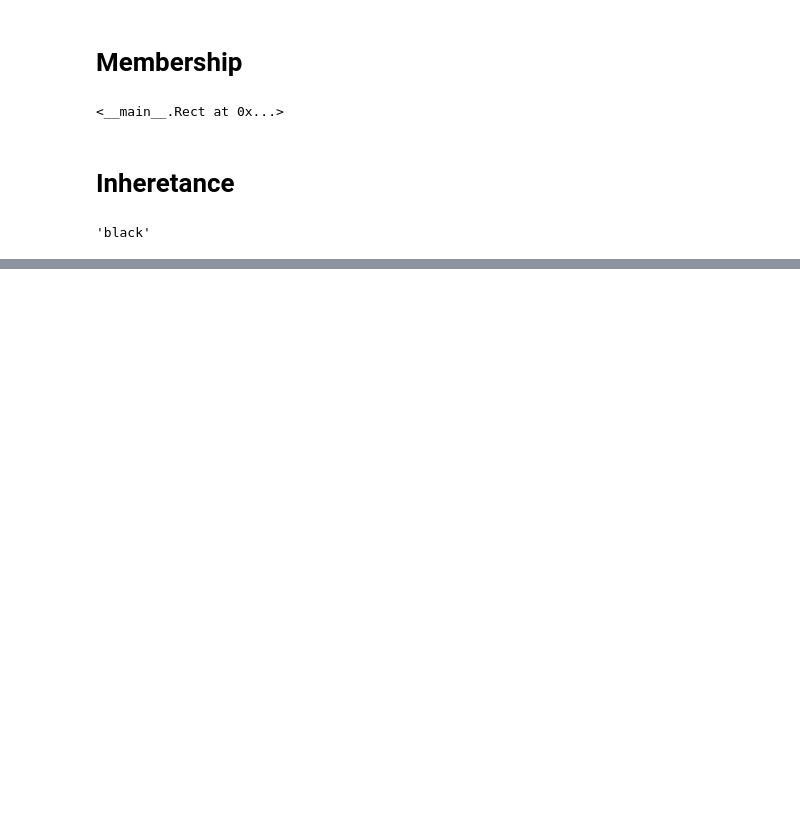
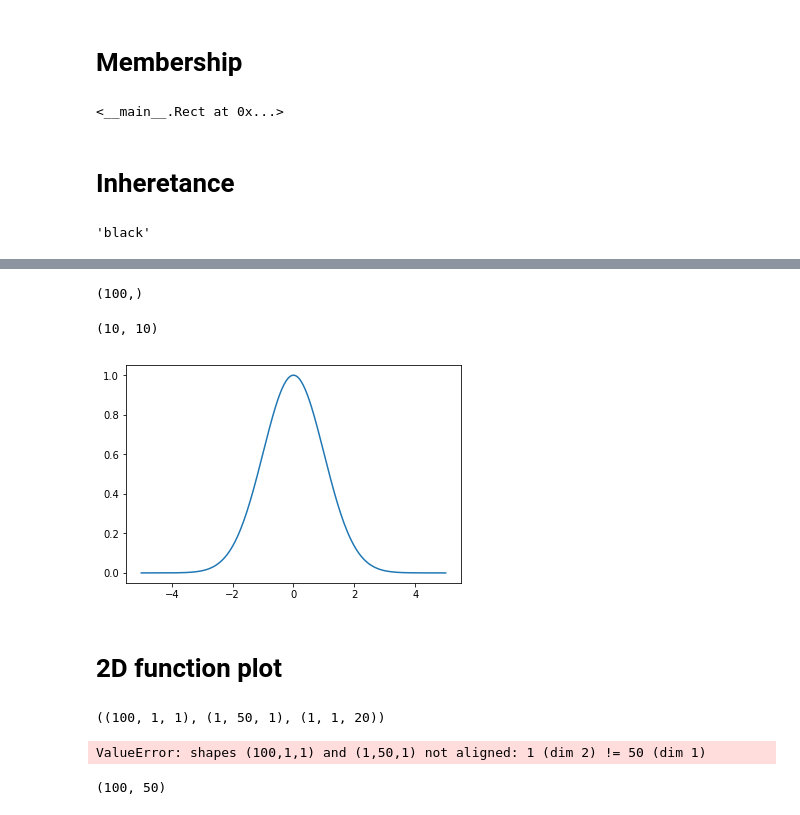
Before and after one commit to dibondar/QuantumClassicalDynamics, a Jupyter notebook: Introduction to Python.ipynb, the cells around one changed output, grey strips where cells are left out. Drawn from its saved outputs; the diff is of its cells as text; code cells hidden in the pictures; blank space fills up the shorter version.

```diff
--- a/Introduction to Python.ipynb
+++ b/Introduction to Python.ipynb
@@ -534,0 +665,12 @@ cp
+# %%
+A.shape
+# %% [output]
+(100,)
+# %%
+B.shape
+# %% [output]
+(10, 10)
+# %%
+x = np.linspace(-5, 5, 300)
+# %%
+y = np.exp( - x ** 2 / 2.)
@@ -534,0 +679,7 @@ cp
+# %%
+plt.plot(x, y)
+plt.show()
+# %% [output]
+[figure, added]
+# %% [markdown]
+# 2D function plot
@@ -534,0 +694,8 @@ cp
+# %%
+x.shape, y.shape, z.shape
+# %% [output]
+((100, 1, 1), (1, 50, 1), (1, 1, 20))
+# %%
+x.dot(y)
+# %% [output]
+ValueError: shapes (100,1,1) and (1,50,1) not aligned: 1 (dim 2) != 50 (dim 1)
@@ -534,0 +704,4 @@ cp
+# %%
+f.shape
+# %% [output]
+(100, 50)
```
Also changed, not shown: parts of 47 cells of this notebook.
